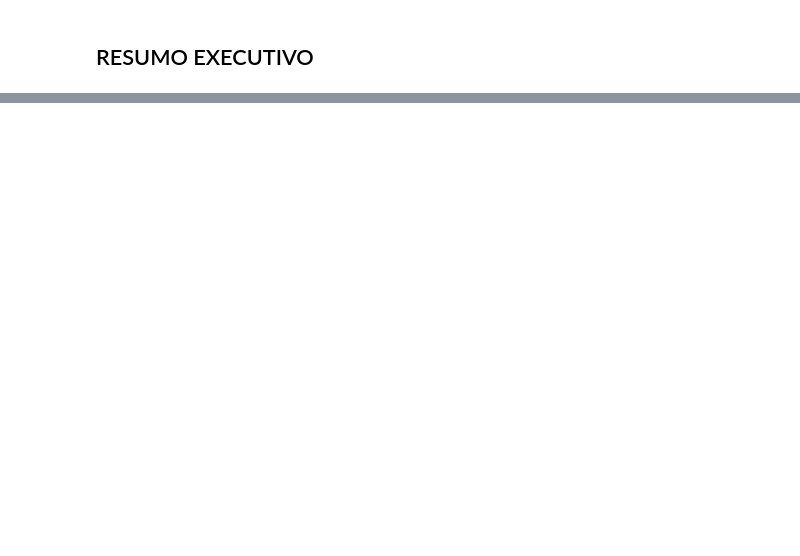
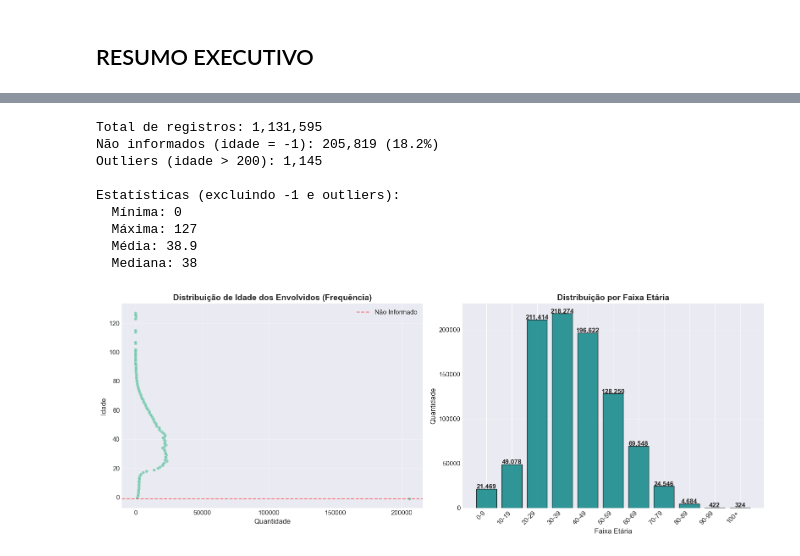
Before and after one commit to MatheussBrant/SBD2-Grupo-19-PRF, a Jupyter notebook: data_layer/raw/analytics_raw.ipynb, the cells around one changed output, grey strips where cells are left out. Drawn from its saved outputs; the diff is of its cells as text; code cells hidden in the pictures; blank space fills up the shorter version.

```diff
--- a/data_layer/raw/analytics_raw.ipynb
+++ b/data_layer/raw/analytics_raw.ipynb
@@ -373,18 +262,19 @@ Total de pessoas envolvidas: 954,031.0
 # %% [markdown]
 ## ANÁLISE 6: Tipos de Veículos Envolvidos
 # %%
-# Top 10 tipos de veículos
 veiculos = df['tipo_veiculo'].value_counts().head(10)
 
 plt.figure(figsize=(14, 7))
-bars = plt.barh(range(len(veiculos)), veiculos.values, color='purple', edgecolor='black', alpha=0.8)
+bars = plt.barh(range(len(veiculos)), veiculos.values,
+                color='purple', edgecolor='black', alpha=0.8)
 plt.yticks(range(len(veiculos)), veiculos.index)
 
-# Adiciona valores
 for i, valor in enumerate(veiculos.values):
-    plt.text(valor + 500, i, f'{valor:,} ({(valor/len(df)*100):.1f}%)', va='center', fontweight='bold')
+    plt.text(valor + 500, i, f'{valor:,} ({(valor/len(df)*100):.1f}%)',
+             va='center', fontweight='bold')
 
-plt.title('Top 10 Tipos de Veículos Envolvidos (2024-2025)', fontsize=14, fontweight='bold')
+plt.title('Top 10 Tipos de Veículos Envolvidos (2024-2025)',
+          fontsize=14, fontweight='bold')
 plt.xlabel('Quantidade', fontsize=12)
 plt.ylabel('Tipo de Veículo', fontsize=12)
 plt.gca().invert_yaxis()
@@ -464,3 +476,69 @@ plt.show()
+# %%
+df_idade = df[['idade']].copy()
+df_idade['idade'] = pd.to_numeric(df_idade['idade'], errors='coerce').fillna(-1).astype(int)
+
+idade_stats = df_idade['idade'].describe()
+qtd_nao_informado = (df_idade['idade'] == -1).sum()
+qtd_outliers = ((df_idade['idade'] > 200) & (df_idade['idade'] != -1)).sum()
+
+print(f"Total de registros: {len(df_idade):,}")
+print(f"Não informados (idade = -1): {qtd_nao_informado:,} ({qtd_nao_informado/len(df_idade)*100:.1f}%)")
+print(f"Outliers (idade > 200): {qtd_outliers:,}")
+print(f"\nEstatísticas (excluindo -1 e outliers):")
+df_idade_valido = df_idade[(df_idade['idade'] >= 0) & (df_idade['idade'] <= 200)]
+print(f"  Mínima: {df_idade_valido['idade'].min()}")
+print(f"  Máxima: {df_idade_valido['idade'].max()}")
+print(f"  Média: {df_idade_valido['idade'].mean():.1f}")
+print(f"  Mediana: {df_idade_valido['idade'].median():.0f}")
+
+df_idade_tratado = df_idade[df_idade['idade'] <= 200]
+contagem_idade = df_idade_tratado['idade'].value_counts()
+df_plot_frequencia = contagem_idade.reset_index()
+df_plot_frequencia.columns = ['idade', 'quantidade']
+
+fig, (ax1, ax2) = plt.subplots(1, 2, figsize=(16, 6))
+
+sns.scatterplot(data=df_plot_frequencia, x='quantidade', y='idade',
+                s=30, alpha=0.7, ax=ax1)
+ax1.set_title('Distribuição de Idade dos Envolvidos (Frequência)', fontsize=14, fontweight='bold')
+ax1.set_xlabel('Quantidade', fontsize=12)
+ax1.set_ylabel('Idade', fontsize=12)
+ax1.ticklabel_format(style='plain', axis='x')
+ax1.grid(True, alpha=0.3)
+ax1.axhline(y=-1, color='red', linestyle='--', alpha=0.5, label='Não Informado')
+ax1.legend()
+
+faixas_etarias = pd.cut(df_idade_valido['idade'],
+                        bins=[-0.1, 9, 19, 29, 39, 49, 59, 69, 79, 89, 99, 10000],
+                        labels=['0-9', '10-19', '20-29', '30-39', '40-49', '50-59',
+                                '60-69', '70-79', '80-89', '90-99', '100+'])
+contagem_faixas = faixas_etarias.value_counts().sort_index()
+
+ax2.bar(range(len(contagem_faixas)), contagem_faixas.values,
+        color='teal', edgecolor='black', alpha=0.8)
+ax2.set_xticks(range(len(contagem_faixas)))
+ax2.set_xticklabels(contagem_faixas.index, rotation=45, ha='right')
+ax2.set_title('Distribuição por Faixa Etária', fontsize=14, fontweight='bold')
+ax2.set_xlabel('Faixa Etária', fontsize=12)
+ax2.set_ylabel('Quantidade', fontsize=12)
+ax2.grid(True, alpha=0.3, axis='y')
+
+for i, valor in enumerate(contagem_faixas.values):
+    ax2.text(i, valor + 500, f'{valor:,}', ha='center', fontweight='bold')
+
+plt.tight_layout()
+plt.show()
+# %% [output]
+Total de registros: 1,131,595
+Não informados (idade = -1): 205,819 (18.2%)
+Outliers (idade > 200): 1,145
+
+Estatísticas (excluindo -1 e outliers):
+  Mínima: 0
+  Máxima: 127
+  Média: 38.9
+  Mediana: 38
+[figure, added]
 # %%
 print('\n' + '='*80)
 print('RESUMO EXECUTIVO - ACIDENTES PRF 2024-2025')
```
Also changed, not shown: parts of 20 cells of this notebook, 1 other file.
